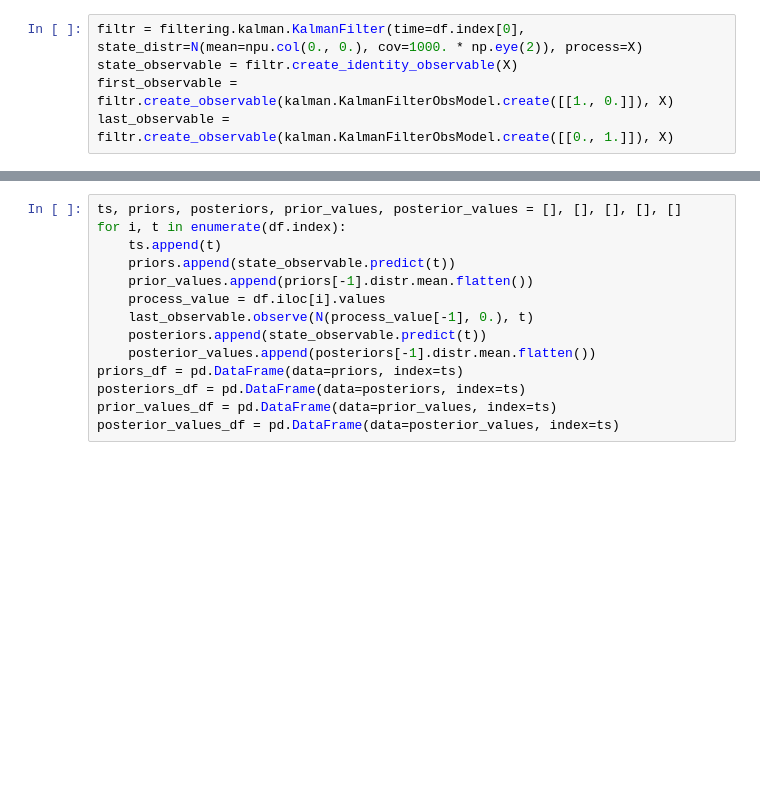
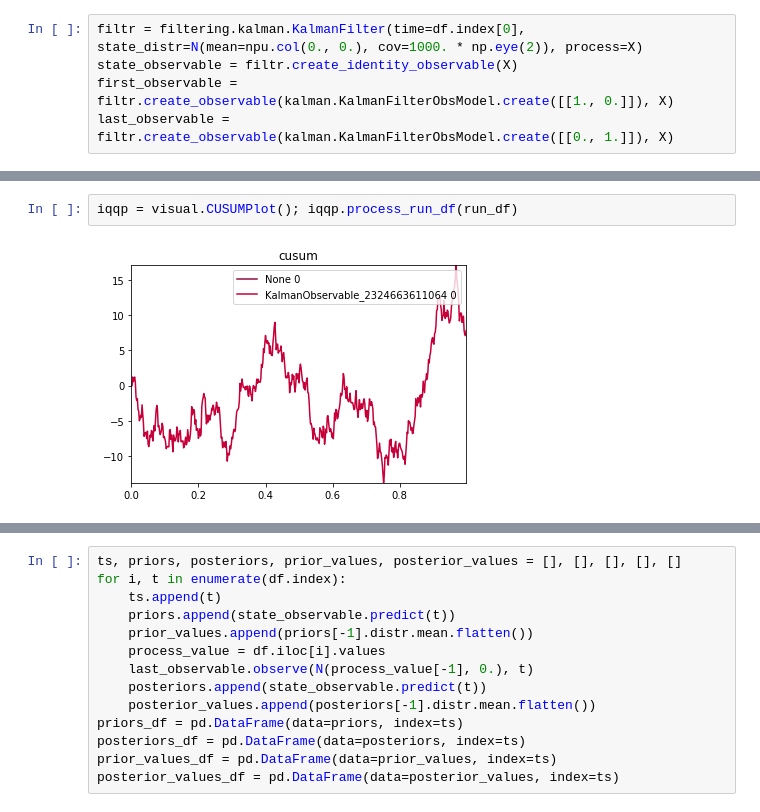
Before and after one commit to thalesians/tsa, a Jupyter notebook: src/jupyter/python/multiscaleou.ipynb, the cells around one changed output, grey strips where cells are left out. Saved outputs shown, nothing was run; the diff lists cells and outputs as text; blank space fills up the shorter version.

```diff
--- a/src/jupyter/python/multiscaleou.ipynb
+++ b/src/jupyter/python/multiscaleou.ipynb
@@ -37,0 +50,4 @@ last_observable = filtr.create_observable(kalman.KalmanFilterObsModel.create([[0
+# %%
+iqqp = visual.CUSUMPlot(); iqqp.process_run_df(run_df)
+# %% [output]
+[figure, added]
```
Also changed, not shown: parts of 8 cells of this notebook, 4 other files.
